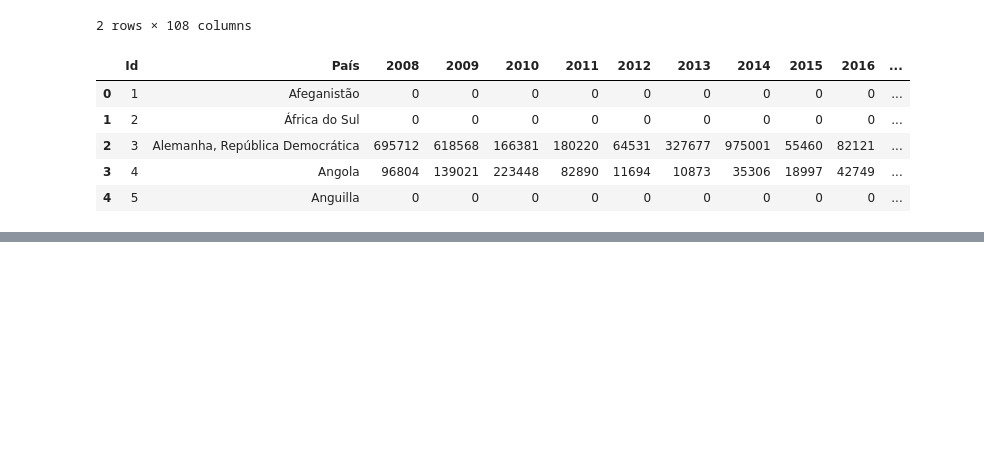
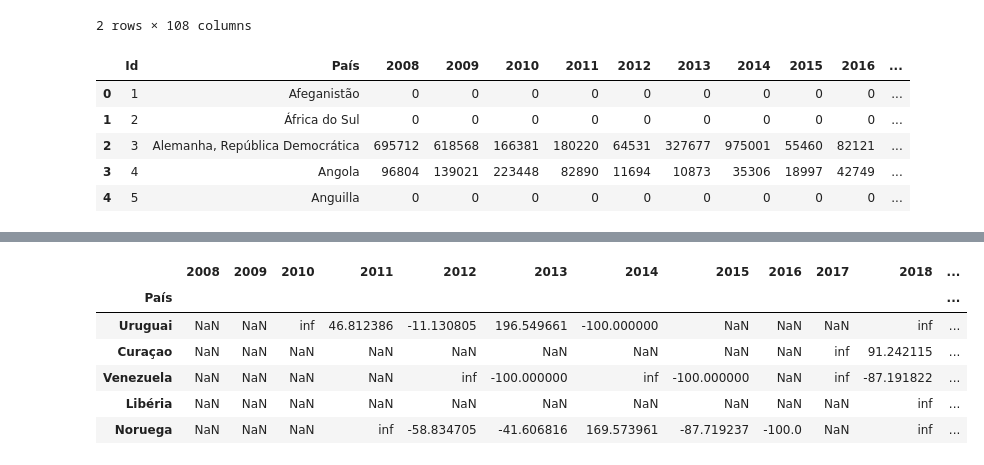
Before and after one commit to modelonulo/pos-fiap-ml, a Jupyter notebook: fase1_tech_challenge/camila_delduca_challange_fase1.ipynb, the cells around one changed output, grey strips where cells are left out. Saved outputs shown, nothing was run; the diff lists cells and outputs as text; code cells hidden in the pictures; blank space fills up the shorter version.

```diff
--- a/fase1_tech_challenge/camila_delduca_challange_fase1.ipynb
+++ b/fase1_tech_challenge/camila_delduca_challange_fase1.ipynb
@@ -30,0 +344,9 @@ data.head()
+# %%
+# 1. Análise Descritiva dos Países Selecionados
+descriptive_stats = df_top_countries.describe()
+
+# 2. Calcular Variação Percentual Ano a Ano para Identificar Tendências
+annual_variation = df_top_countries.pct_change(axis=1) * 100
+
+# Mostrar estatísticas descritivas e variação percentual
+descriptive_stats, annual_variation.T.describe()
@@ -30,0 +398,19 @@ data.head()
+# %%
+# Calcular variação percentual ano a ano para os países selecionados
+annual_variation
+"""
+Uruguai: Observamos várias ocasiões em que as exportações saltaram de 0 para um valor positivo, resultando em um crescimento indefinido (inf). Em outros anos, vemos quedas significativas nas exportações.
+Curaçao: Vemos crescimentos consideráveis nas exportações em 2018 e 2019. No entanto, a exportação caiu em 2021.
+Venezuela: Assim como o Uruguai, há vários anos em que as exportações saltaram de 0, resultando em um crescimento indefinido. Também observamos quedas significativas em certos anos.
+Libéria: Em 2019, houve um aumento significativo nas exportações em comparação com o ano anterior. No entanto, em 2020, houve uma pequena queda.
+Noruega: Embora haja flutuações consideráveis ao longo dos anos, observamos um crescimento significativo nas exportações em 2020 e 2022.
+Esses padrões de crescimento e declínio podem ser influenciados por vários fatores, como mudanças nas relações comerciais, eventos globais, políticas de importação/exportação, entre outros. Seria útil obter mais contexto ou informações adicionais para entender completamente essas tendências.
+"""
+# %% [output]
+|  | 2008 | 2009 | 2010 | 2011 | 2012 | 2013 | 2014 | 2015 | 2016 | 2017 | 2018 | ... |
+| País |  |  |  |  |  |  |  |  |  |  |  | ... |
+| Uruguai | NaN | NaN | inf | 46.812386 | -11.130805 | 196.549661 | -100.000000 | NaN | NaN | NaN | inf | ... |
+| Curaçao | NaN | NaN | NaN | NaN | NaN | NaN | NaN | NaN | NaN | inf | 91.242115 | ... |
+| Venezuela | NaN | NaN | NaN | NaN | inf | -100.000000 | inf | -100.000000 | NaN | inf | -87.191822 | ... |
+| Libéria | NaN | NaN | NaN | NaN | NaN | NaN | NaN | NaN | NaN | NaN | inf | ... |
+| Noruega | NaN | NaN | NaN | inf | -58.834705 | -41.606816 | 169.573961 | -87.719237 | -100.0 | NaN | inf | ... |
```
Also changed, not shown: parts of 22 cells of this notebook, 1 other file.
